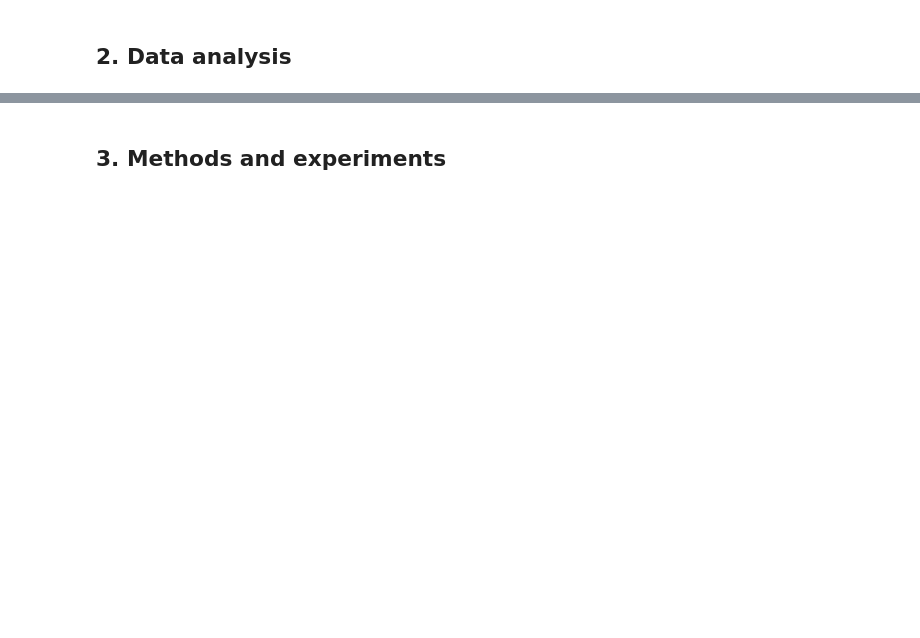
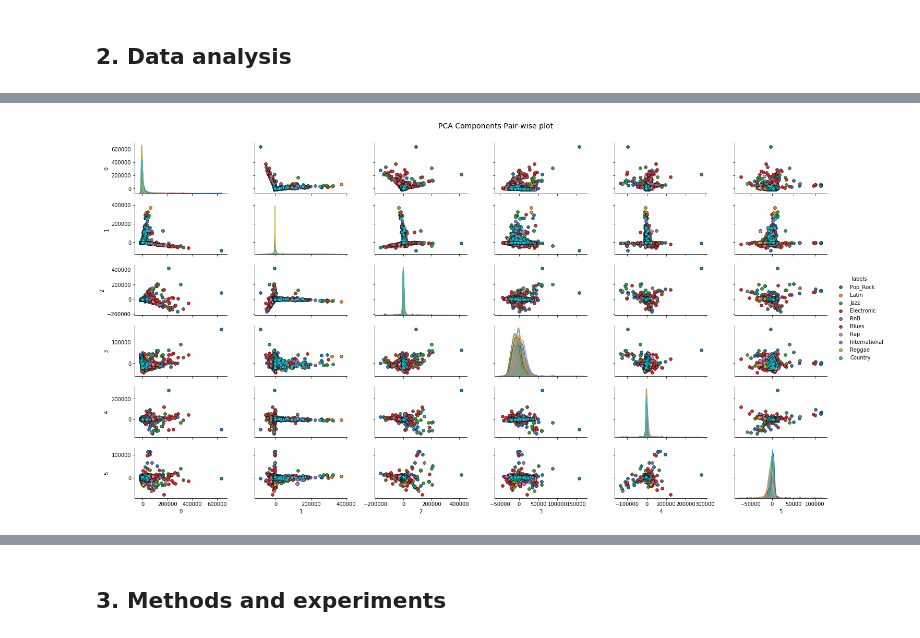
Before and after one commit to sjogres1/MLBP-DAP, a Jupyter notebook: MLBP2018 Project Report Template.ipynb, the cells around one changed output, grey strips where cells are left out. Cells and saved outputs as stored; diff of their text form; code cells hidden in the pictures; blank space fills up the shorter version.

Commit message:
Some cool scientific text

```diff
--- a/MLBP2018 Project Report Template.ipynb
+++ b/MLBP2018 Project Report Template.ipynb
@@ -4,0 +26,24 @@
+# %%
+#Variables
+output_file = "./output/normal_accuracy.csv"
+output_file_logloss = "./output/normal_logloss.csv"
+np.set_printoptions(precision=4)
+labels = {1: 'Pop_Rock',
+2: 'Electronic',
+3: 'Rap',
+4: 'Jazz',
+5: 'Latin',
+6: 'RnB',
+7: 'International',
+8: 'Country',
+9: 'Reggae',
+10: 'Blues'}
+
+
+# Read in data
+train_data_df = pd.read_csv("train_data.csv", header=None, names=generate_train_labels())
+train_data_labels_df = pd.read_csv("train_labels.csv", header = None, names = ["Sample_label"])
+test_data_df = pd.read_csv("test_data.csv", header = None)
+all_labels = train_data_labels_df.as_matrix()
+all_labels_text = [labels[int(x)] for x in all_labels]
+all_train_features = train_data_df.as_matrix()
@@ -164,0 +186,17 @@ plt.show()
+# %%
+pca = PCA(n_components = 6, svd_solver = "full")
+features_for_scatter = pca.fit_transform(train_data_df)
+#features_for_scatter = preprocessing.normalize(features_for_scatter, 'l2')
+features_for_scatter = pd.DataFrame(features_for_scatter)
+features_for_scatter['labels'] = all_labels_text
+
+#Pair-wise Scatter Plots
+pp = sns.pairplot(features_for_scatter, size=1.8, aspect=1.8,
+                  plot_kws=dict(edgecolor="k", linewidth=0.5),
+                  diag_kind="kde", diag_kws=dict(shade=True), hue= 'labels')
+
+fig = pp.fig
+fig.subplots_adjust(top=0.93, wspace=0.3)
+t = fig.suptitle('PCA Components Pair-wise plot', fontsize=14)
+# %% [output]
+[figure, added]
```
Also changed, not shown: parts of 40 cells of this notebook, 7 other files.
